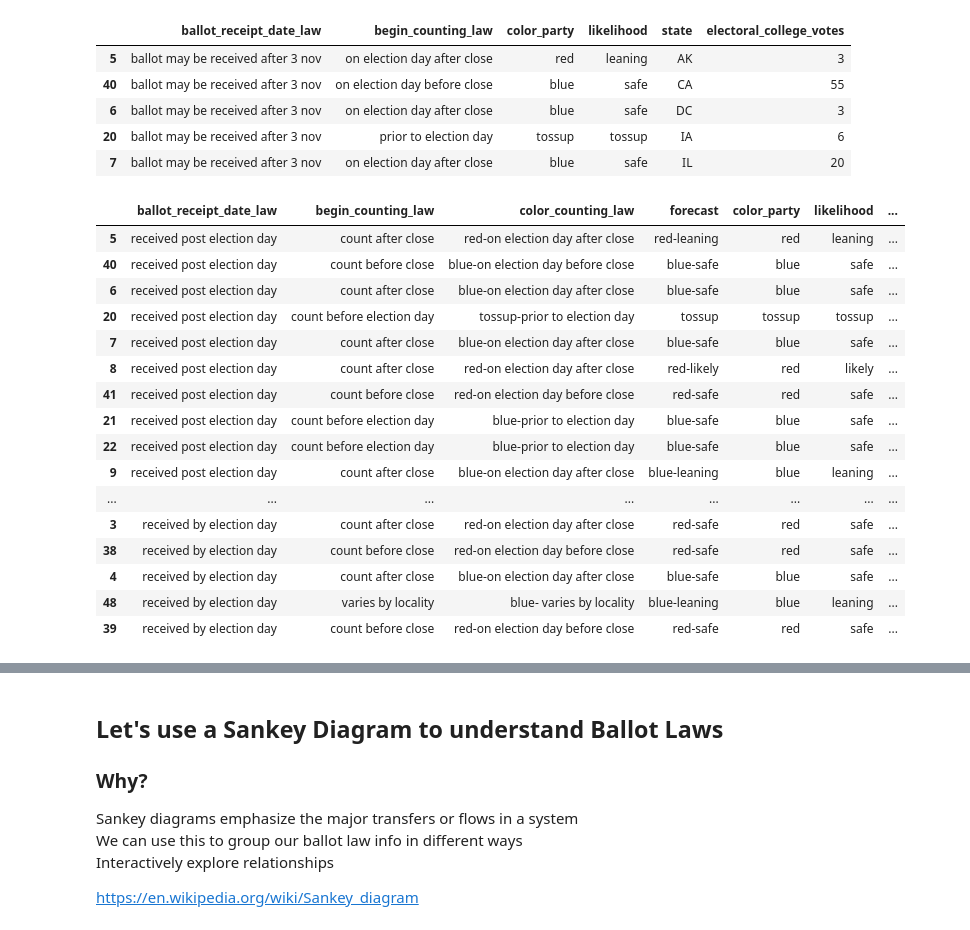
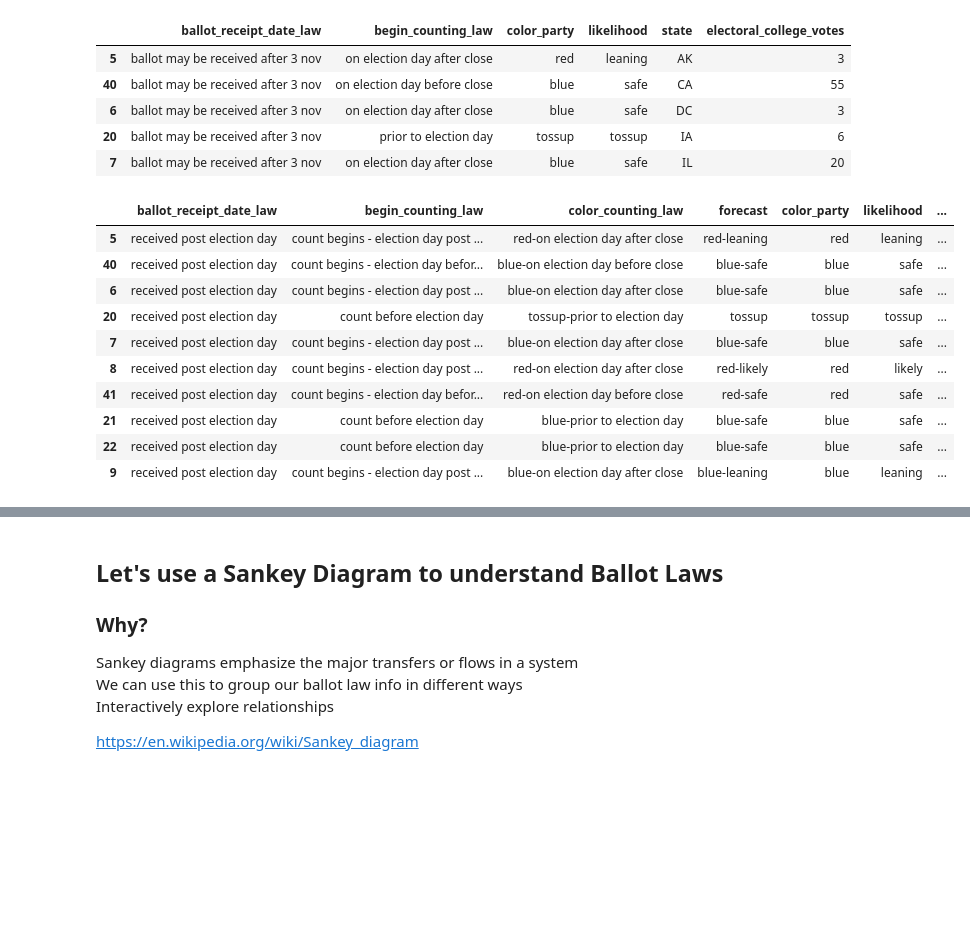
Before and after one commit to surfaceowl/2020election_advance_vote_count, a Jupyter notebook: 2020-US-election-voting-analysis.ipynb, the cells around one changed output, grey strips where cells are left out. Drawn from its saved outputs; the diff is of its cells as text; code cells hidden in the pictures; blank space fills up the shorter version.

```diff
--- a/2020-US-election-voting-analysis.ipynb
+++ b/2020-US-election-voting-analysis.ipynb
@@ -196,44 +162,38 @@ combined_data.head(5)
 # %%
 # simplify column contents & replace values to improve sorting of sankey results
 simplify_receipt_date = {"ballot must be received by or on 3 nov":"received by election day", "ballot may be received after 3 nov":"received post election day"}
-simplify_counting_law = {"on election day before close":"count before close", "on election day after close": "count after close"}
+simplify_counting_law = {"on election day before close":"count begins - election day before close", "election day - after close": "count begins - election day post close", "on election day after close": "count begins - election day post close"}
 simplify_tossup = {"tossup-tossup":"tossup"}
 simplify_split = {"split-split":"split"}
 
 combined_data['forecast'] = combined_data['color_party'].str.cat(combined_data['likelihood'],sep="-")
 combined_data['color_counting_law'] = combined_data['color_party'].str.cat(combined_data['begin_counting_law'],sep="-")
 
 combined_data = combined_data.replace({"ballot_receipt_date_law":simplify_receipt_date}) \
                 .replace({"begin_counting_law":simplify_counting_law}) \
                 .replace({"forecast":simplify_tossup}) \
                 .replace({"forecast":simplify_split}) \
                 .replace({"prior to election day":"count before election day"}) \
-                .replace({"varies by locality":"count varies by locality"}) \
-                .replace({"after election day":"count post election day"}) \
+                .replace({"varies by locality":"count begins - varies by locality"}) \
+                .replace({"after election day":"count begins - post election day"}) \
                 .replace({"before close":"election day-0-before close"}) \
                 .replace({"after close":"election day-1-after close"})
 
 
 #                .replace({"before election day":"count before election day"}) \
 
 combined_data = combined_data[['ballot_receipt_date_law', 'begin_counting_law', 'color_counting_law', 'forecast', 'color_party', 'likelihood', 'state', 'electoral_college_votes']]
 
-combined_data.head(1000)
+combined_data.head(10)
 # %% [output]
 |  | ballot_receipt_date_law | begin_counting_law | color_counting_law | forecast | color_party | likelihood | ... |
-| 5 | received post election day | count after close | red-on election day after close | red-leaning | red | leaning | ... |
-| 40 | received post election day | count before close | blue-on election day before close | blue-safe | blue | safe | ... |
-| 6 | received post election day | count after close | blue-on election day after close | blue-safe | blue | safe | ... |
+| 5 | received post election day | count begins - election day post ... | red-on election day after close | red-leaning | red | leaning | ... |
+| 40 | received post election day | count begins - election day befor... | blue-on election day before close | blue-safe | blue | safe | ... |
+| 6 | received post election day | count begins - election day post ... | blue-on election day after close | blue-safe | blue | safe | ... |
 | 20 | received post election day | count before election day | tossup-prior to election day | tossup | tossup | tossup | ... |
-| 7 | received post election day | count after close | blue-on election day after close | blue-safe | blue | safe | ... |
-| 8 | received post election day | count after close | red-on election day after close | red-likely | red | likely | ... |
-| 41 | received post election day | count before close | red-on election day before close | red-safe | red | safe | ... |
+| 7 | received post election day | count begins - election day post ... | blue-on election day after close | blue-safe | blue | safe | ... |
+| 8 | received post election day | count begins - election day post ... | red-on election day after close | red-likely | red | likely | ... |
+| 41 | received post election day | count begins - election day befor... | red-on election day before close | red-safe | red | safe | ... |
 | 21 | received post election day | count before election day | blue-prior to election day | blue-safe | blue | safe | ... |
 | 22 | received post election day | count before election day | blue-prior to election day | blue-safe | blue | safe | ... |
-| 9 | received post election day | count after close | blue-on election day after close | blue-leaning | blue | leaning | ... |
-| ... | ... | ... | ... | ... | ... | ... | ... |
-| 3 | received by election day | count after close | red-on election day after close | red-safe | red | safe | ... |
-| 38 | received by election day | count before close | red-on election day before close | red-safe | red | safe | ... |
-| 4 | received by election day | count after close | blue-on election day after close | blue-safe | blue | safe | ... |
-| 48 | received by election day | varies by locality | blue- varies by locality | blue-leaning | blue | leaning | ... |
-| 39 | received by election day | count before close | red-on election day before close | red-safe | red | safe | ... |
+| 9 | received post election day | count begins - election day post ... | blue-on election day after close | blue-leaning | blue | leaning | ... |
```
Also changed, not shown: parts of 12 cells of this notebook, 2 other files.
